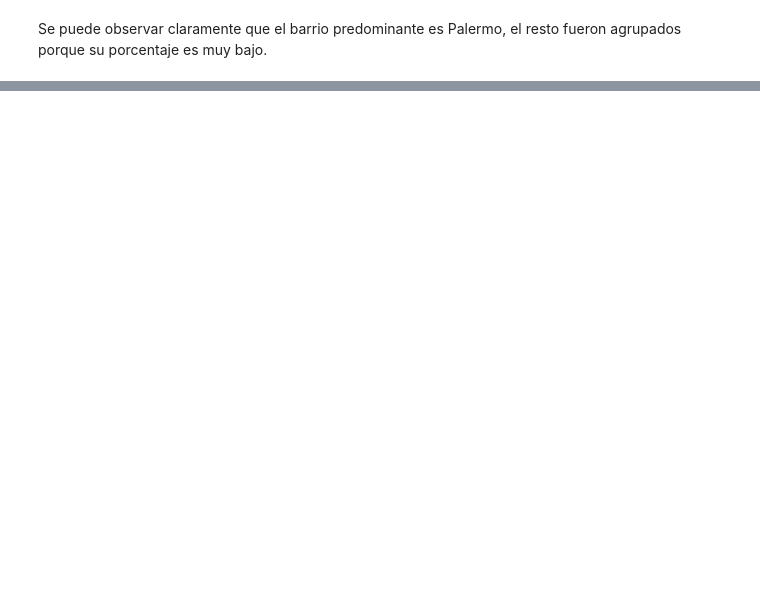
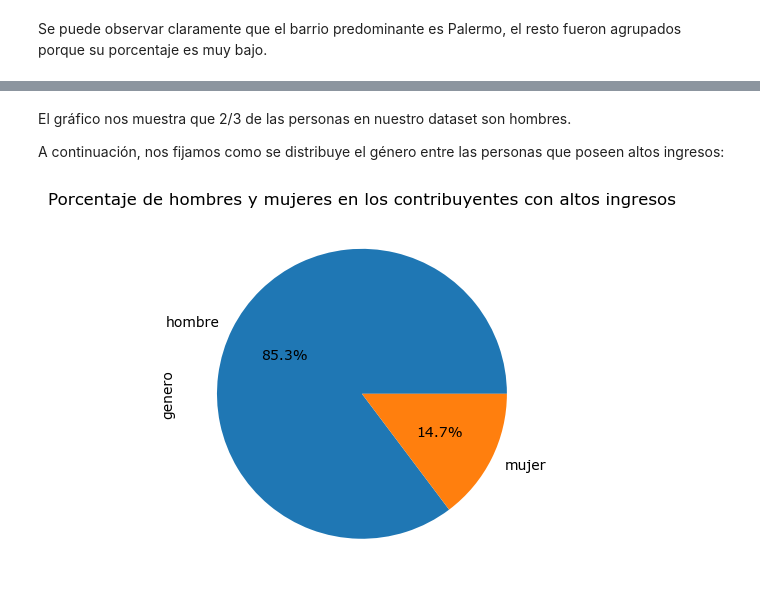
Before and after one commit to MateoCraviotto/Organizacion-de-datos-fiuba-1, a Jupyter notebook: TP1/notebookTp1.ipynb, the cells around one changed output, grey strips where cells are left out. Saved outputs shown, nothing was run; the diff lists cells and outputs as text; code cells hidden in the pictures; blank space fills up the shorter version.

```diff
--- a/TP1/notebookTp1.ipynb
+++ b/TP1/notebookTp1.ipynb
@@ -340,0 +365,11 @@ Se puede observar claramente que el barrio predominante es Palermo, el resto fue
+# %% [markdown]
+El gráfico nos muestra que 2/3 de las personas en nuestro dataset son hombres.
+
+A continuación, nos fijamos como se distribuye el género entre las personas que poseen altos ingresos:
+# %%
+plt.figure(figsize=(6.4, 4.8), dpi=100)
+df[df['tiene_alto_valor_adquisitivo'] == 1].genero.value_counts().plot(kind='pie', autopct='%.01f%%')
+plt.title('Porcentaje de hombres y mujeres en los contribuyentes con altos ingresos')
+plt.show()
+# %% [output]
+[figure, added]
```
Also changed, not shown: parts of 11 cells of this notebook.
